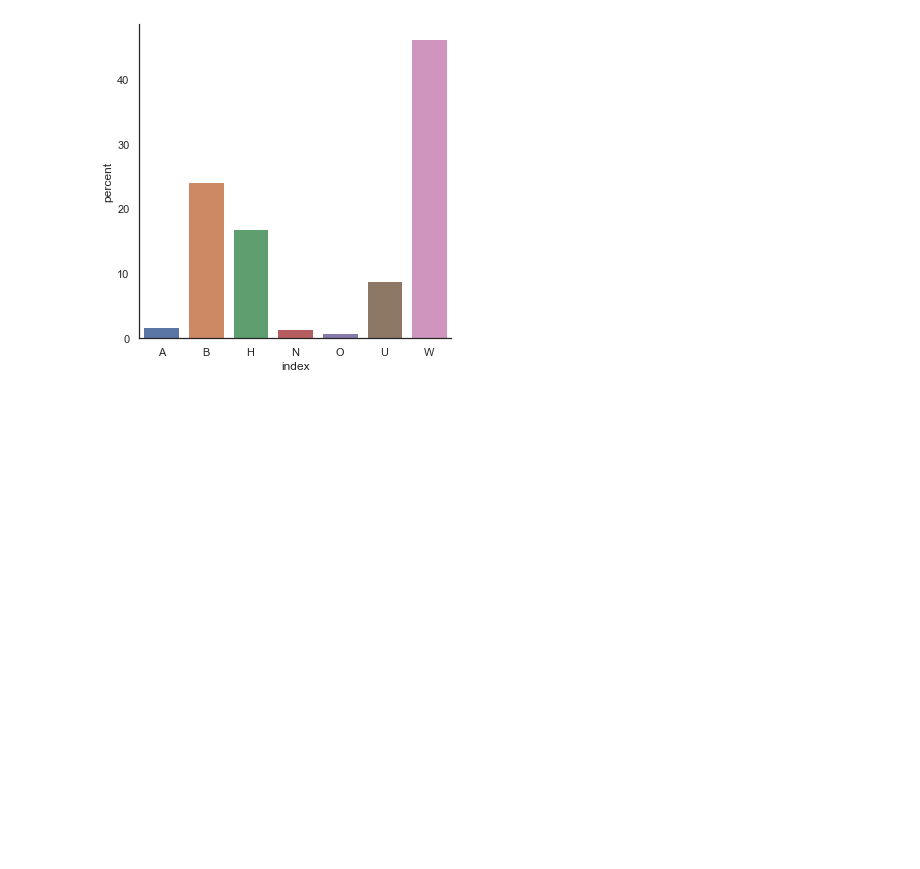
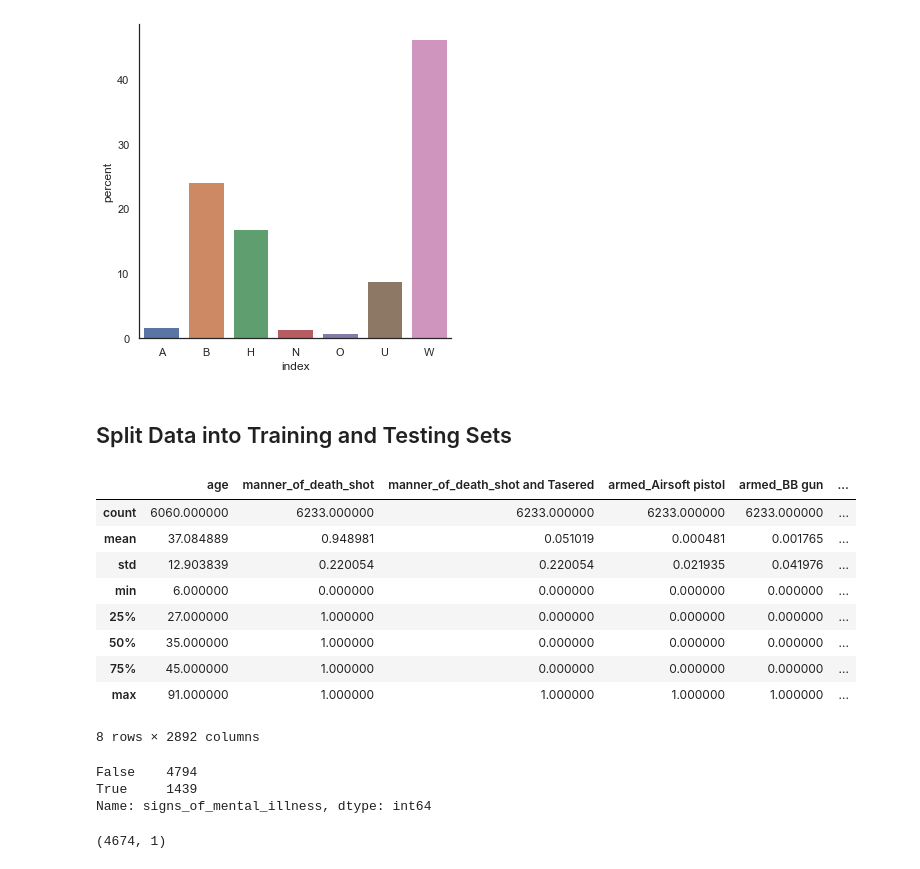
Before and after one commit to TamaraGR/Police_Violence_Analysis, a Jupyter notebook: New_ML_Model_Mockup.ipynb, the cells around one changed output. Saved outputs shown, nothing was run; the diff lists cells and outputs as text; code cells hidden in the pictures; blank space fills up the shorter version.

Commit message:
data split into training and test sets

```diff
--- a/New_ML_Model_Mockup.ipynb
+++ b/New_ML_Model_Mockup.ipynb
@@ -264,3 +265,41 @@ plt.show()
 [figure]
 # %%
 # Maybe add some more graphs?
+# %% [markdown]
+## Split Data into Training and Testing Sets
+# %%
+# Create features
+X = pd.get_dummies(killings_df.drop(columns = ['signs_of_mental_illness']))
+
+# Create target
+y = pd.DataFrame(killings_df['signs_of_mental_illness'])
+# %%
+X.describe()
+# %% [output]
+|  | age | manner_of_death_shot | manner_of_death_shot and Tasered | armed_Airsoft pistol | armed_BB gun | ... |
+| count | 6060.000000 | 6233.000000 | 6233.000000 | 6233.000000 | 6233.000000 | ... |
+| mean | 37.084889 | 0.948981 | 0.051019 | 0.000481 | 0.001765 | ... |
+| std | 12.903839 | 0.220054 | 0.220054 | 0.021935 | 0.041976 | ... |
+| min | 6.000000 | 0.000000 | 0.000000 | 0.000000 | 0.000000 | ... |
+| 25% | 27.000000 | 1.000000 | 0.000000 | 0.000000 | 0.000000 | ... |
+| 50% | 35.000000 | 1.000000 | 0.000000 | 0.000000 | 0.000000 | ... |
+| 75% | 45.000000 | 1.000000 | 0.000000 | 0.000000 | 0.000000 | ... |
+| max | 91.000000 | 1.000000 | 1.000000 | 1.000000 | 1.000000 | ... |
+8 rows × 2892 columns
+# %%
+# Check balance of target values
+y['signs_of_mental_illness'].value_counts()
+# %% [output]
+False    4794
+True     1439
+Name: signs_of_mental_illness, dtype: int64
+# %%
+# Train, test, and split model
+X_train, X_test, y_train, y_test = train_test_split(X,
+                                                    y,
+                                                    random_state = 0,
+                                                    stratify = y)
+
+y_train.shape
+# %% [output]
+(4674, 1)
```
Also changed, not shown: parts of 2 cells of this notebook.
